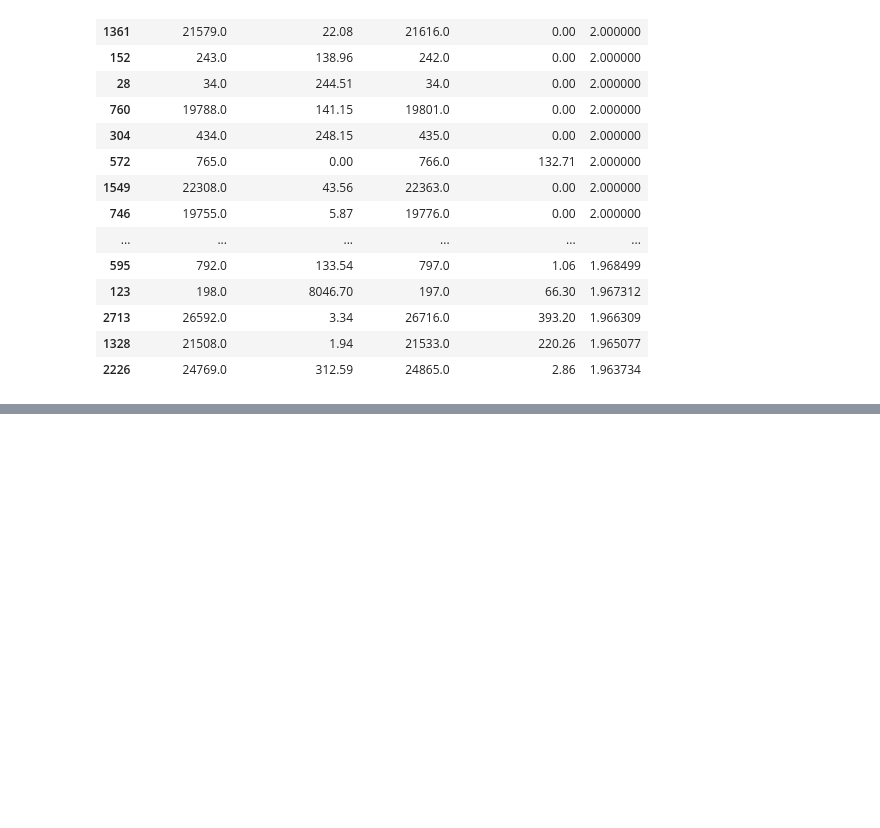
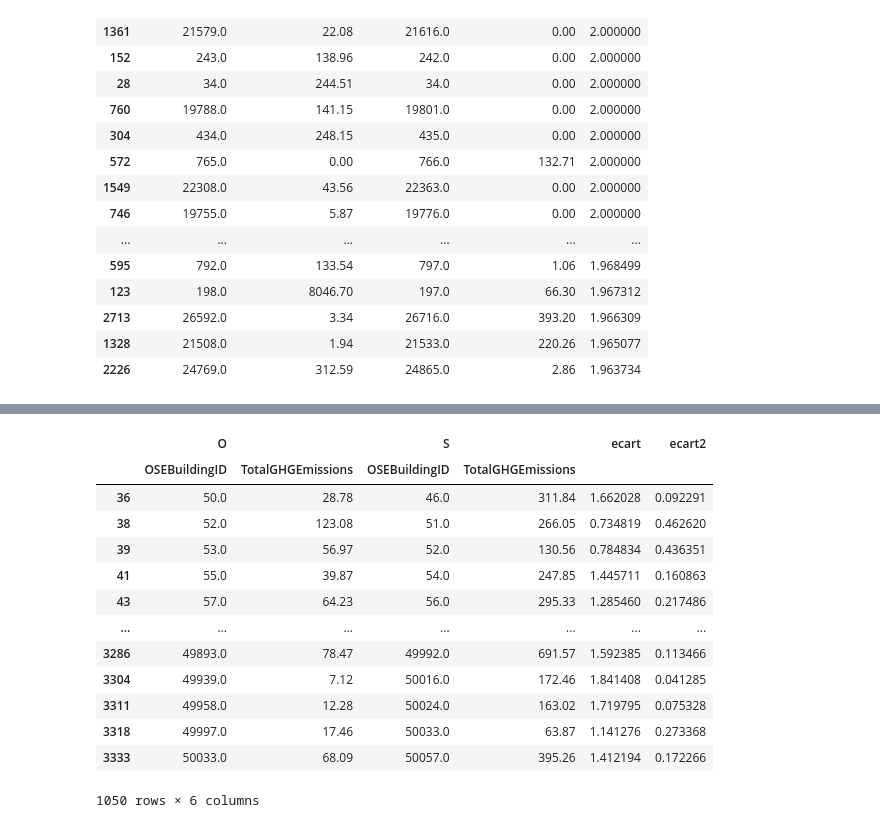
Before and after one commit to ThomasFavrel/OC-P4, a Jupyter notebook: P4 exploration.ipynb, the cells around one changed output, grey strips where cells are left out. Cells and saved outputs as stored; diff of their text form; code cells hidden in the pictures; blank space fills up the shorter version.

```diff
--- a/P4 exploration.ipynb
+++ b/P4 exploration.ipynb
@@ -665,0 +733,17 @@ em_15_16.sort_values('ecart', ascending=False).head(40)
+# %%
+em_15_16[(em_15_16['ecart2'] < 0.5)]
+# %% [output]
+|  | O |  | S |  | ecart | ecart2 |
+|  | OSEBuildingID | TotalGHGEmissions | OSEBuildingID | TotalGHGEmissions |  |  |
+| 36 | 50.0 | 28.78 | 46.0 | 311.84 | 1.662028 | 0.092291 |
+| 38 | 52.0 | 123.08 | 51.0 | 266.05 | 0.734819 | 0.462620 |
+| 39 | 53.0 | 56.97 | 52.0 | 130.56 | 0.784834 | 0.436351 |
+| 41 | 55.0 | 39.87 | 54.0 | 247.85 | 1.445711 | 0.160863 |
+| 43 | 57.0 | 64.23 | 56.0 | 295.33 | 1.285460 | 0.217486 |
+| ... | ... | ... | ... | ... | ... | ... |
+| 3286 | 49893.0 | 78.47 | 49992.0 | 691.57 | 1.592385 | 0.113466 |
+| 3304 | 49939.0 | 7.12 | 50016.0 | 172.46 | 1.841408 | 0.041285 |
+| 3311 | 49958.0 | 12.28 | 50024.0 | 163.02 | 1.719795 | 0.075328 |
+| 3318 | 49997.0 | 17.46 | 50033.0 | 63.87 | 1.141276 | 0.273368 |
+| 3333 | 50033.0 | 68.09 | 50057.0 | 395.26 | 1.412194 | 0.172266 |
+1050 rows × 6 columns
```
Also changed, not shown: parts of 52 cells of this notebook, 1 other file.
